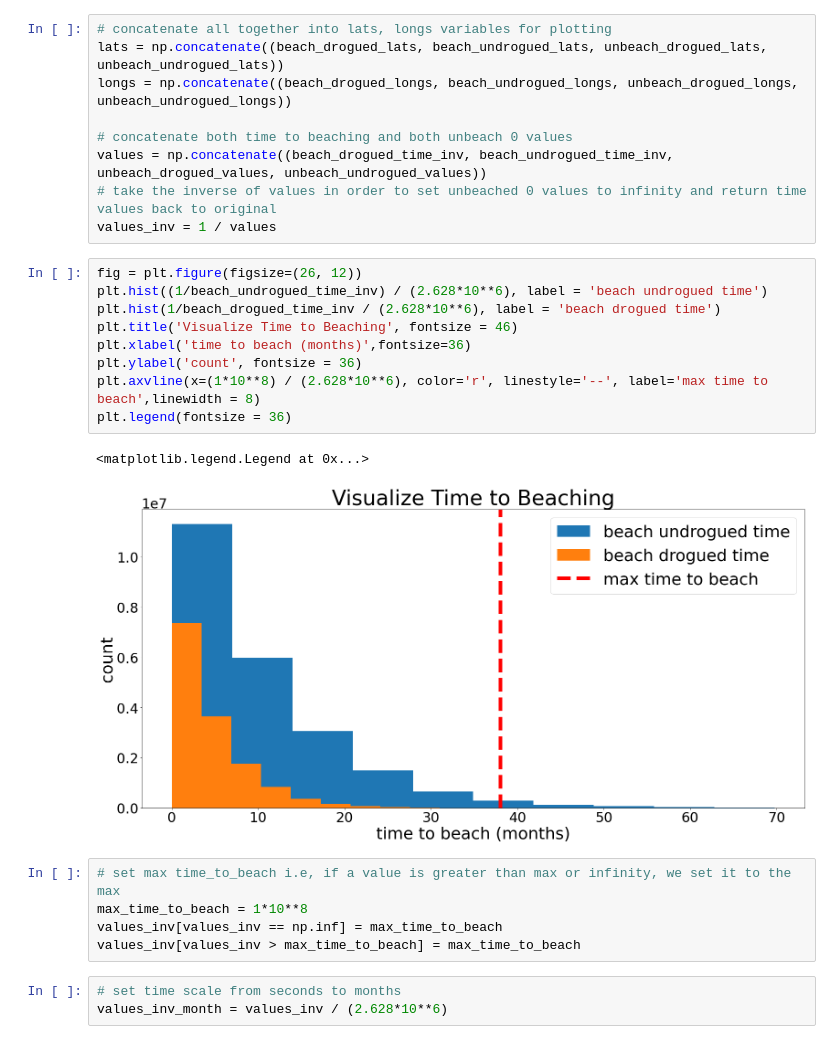
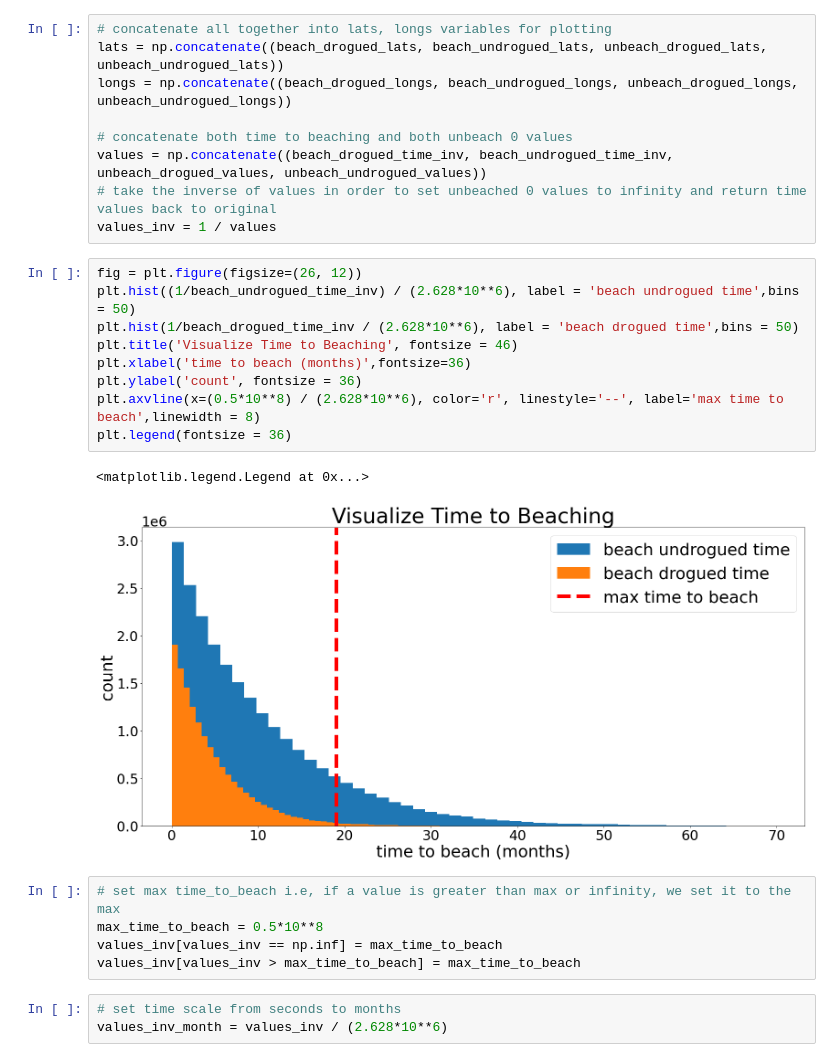
Before and after one commit to GHOpenonic/global-drifter-program, a Jupyter notebook: time to beach heatmap.ipynb, the cells around one changed output. Saved outputs shown, nothing was run; the diff lists cells and outputs as text.

```diff
--- a/time to beach heatmap.ipynb
+++ b/time to beach heatmap.ipynb
@@ -114,19 +92,19 @@ values = np.concatenate((beach_drogued_time_inv, beach_undrogued_time_inv, unbea
 values_inv = 1 / values
 # %%
 fig = plt.figure(figsize=(26, 12))
-plt.hist((1/beach_undrogued_time_inv) / (2.628*10**6), label = 'beach undrogued time')
-plt.hist(1/beach_drogued_time_inv / (2.628*10**6), label = 'beach drogued time')
+plt.hist((1/beach_undrogued_time_inv) / (2.628*10**6), label = 'beach undrogued time',bins = 50)
+plt.hist(1/beach_drogued_time_inv / (2.628*10**6), label = 'beach drogued time',bins = 50)
 plt.title('Visualize Time to Beaching', fontsize = 46)
 plt.xlabel('time to beach (months)',fontsize=36)
 plt.ylabel('count', fontsize = 36)
-plt.axvline(x=(1*10**8) / (2.628*10**6), color='r', linestyle='--', label='max time to beach',linewidth = 8)
+plt.axvline(x=(0.5*10**8) / (2.628*10**6), color='r', linestyle='--', label='max time to beach',linewidth = 8)
 plt.legend(fontsize = 36)
 # %% [output]
 <matplotlib.legend.Legend at 0x...>
-[figure, old version]
+[figure, new version]
 # %%
 # set max time_to_beach i.e, if a value is greater than max or infinity, we set it to the max
-max_time_to_beach = 1*10**8
+max_time_to_beach = 0.5*10**8
 values_inv[values_inv == np.inf] = max_time_to_beach
 values_inv[values_inv > max_time_to_beach] = max_time_to_beach
 # %%
```
Also changed, not shown: parts of 4 cells of this notebook, 1 other file.
